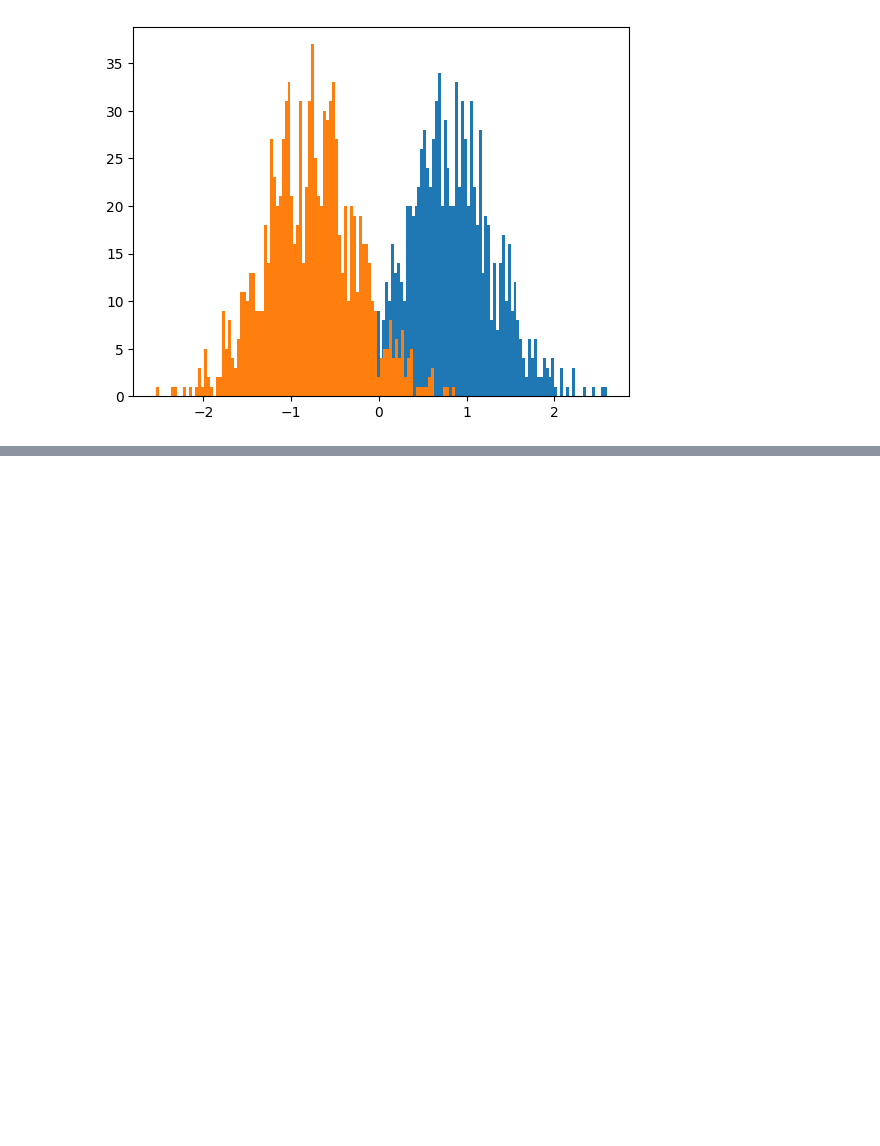
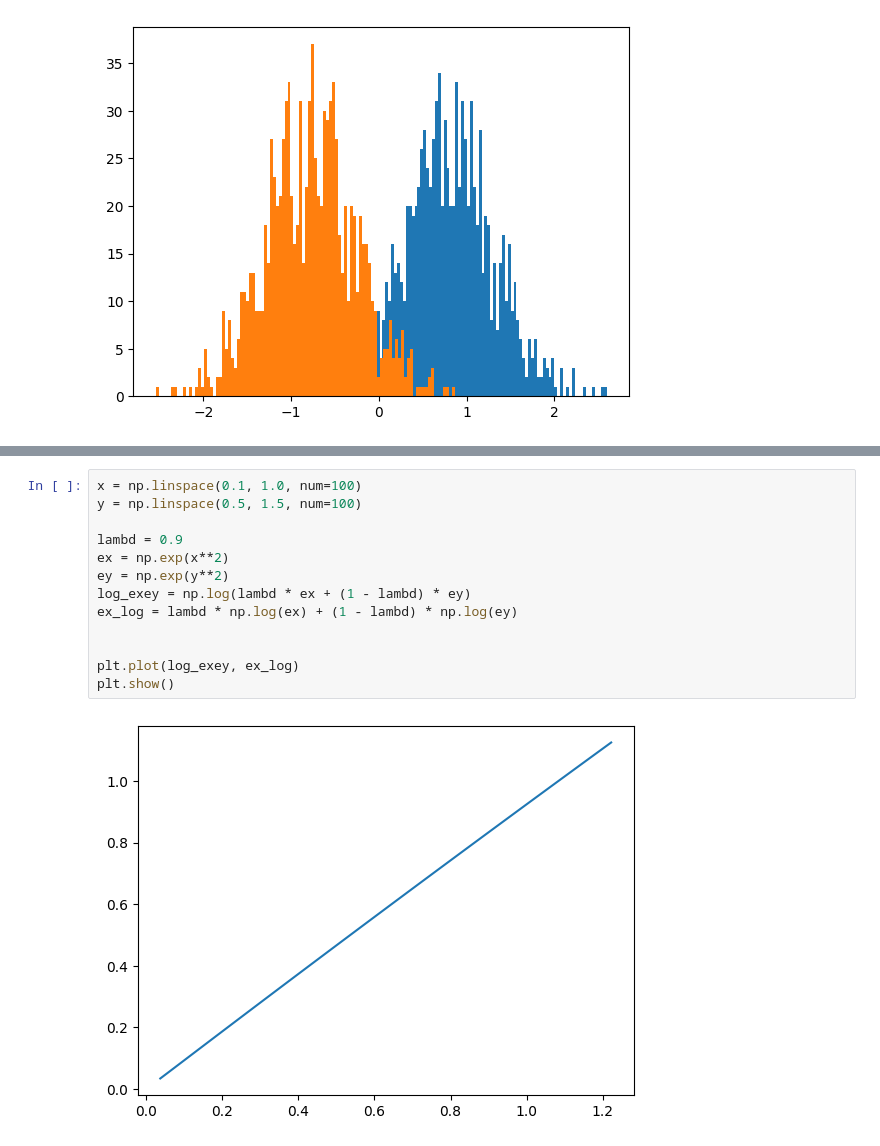
Before and after one commit to jumzzz/understanding-dl, a Jupyter notebook: ch-05/exercises/04-mixture-gaussians.ipynb, the cells around one changed output, grey strips where cells are left out. Drawn from its saved outputs; the diff is of its cells as text; blank space fills up the shorter version.

```diff
--- a/ch-05/exercises/04-mixture-gaussians.ipynb
+++ b/ch-05/exercises/04-mixture-gaussians.ipynb
@@ -23,0 +34,15 @@ plt.show()
+# %%
+x = np.linspace(0.1, 1.0, num=100)
+y = np.linspace(0.5, 1.5, num=100)
+
+lambd = 0.9
+ex = np.exp(x**2)
+ey = np.exp(y**2)
+log_exey = np.log(lambd * ex + (1 - lambd) * ey)
+ex_log = lambd * np.log(ex) + (1 - lambd) * np.log(ey)
+
+
+plt.plot(log_exey, ex_log)
+plt.show()
+# %% [output]
+[figure, added]
```
Also changed, not shown: parts of 3 cells of this notebook.
